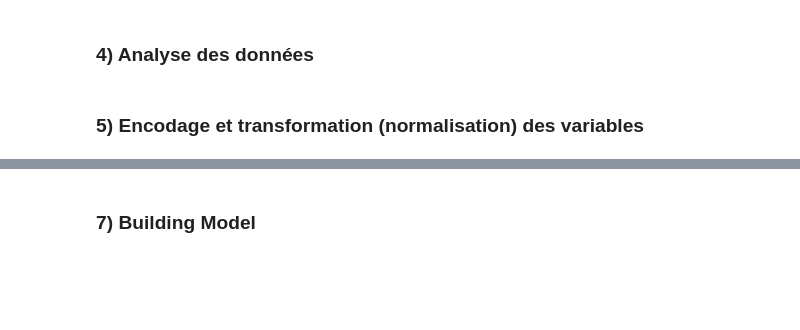
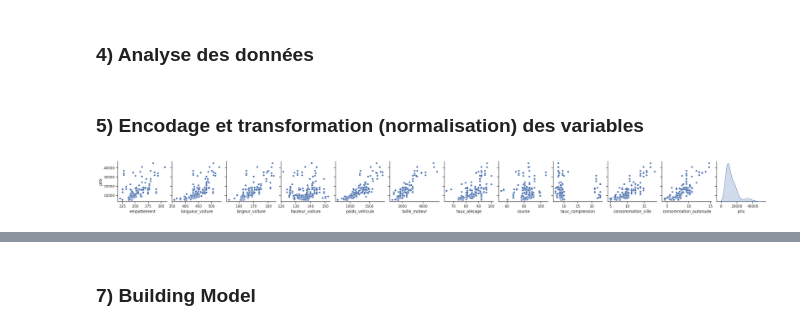
Before and after one commit to Noura-ou/application-d-estimation-de-prix, a Jupyter notebook: src/modèle_reg.ipynb, the cells around one changed output, grey strips where cells are left out. Saved outputs shown, nothing was run; the diff lists cells and outputs as text; code cells hidden in the pictures; blank space fills up the shorter version.

```diff
--- a/src/modèle_reg.ipynb
+++ b/src/modèle_reg.ipynb
@@ -202,0 +218,11 @@ fig.show()
+# %%
+sns.set(style="ticks", color_codes=True)
+
+# création du graphique
+sns.pairplot(df, x_vars=df.columns[df.dtypes == float], y_vars=["prix"], kind="scatter", diag_kind="kde")
+
+
+# affichage du graphique
+plt.show()
+# %% [output]
+[figure, added]
```
Also changed, not shown: parts of 9 cells of this notebook.
